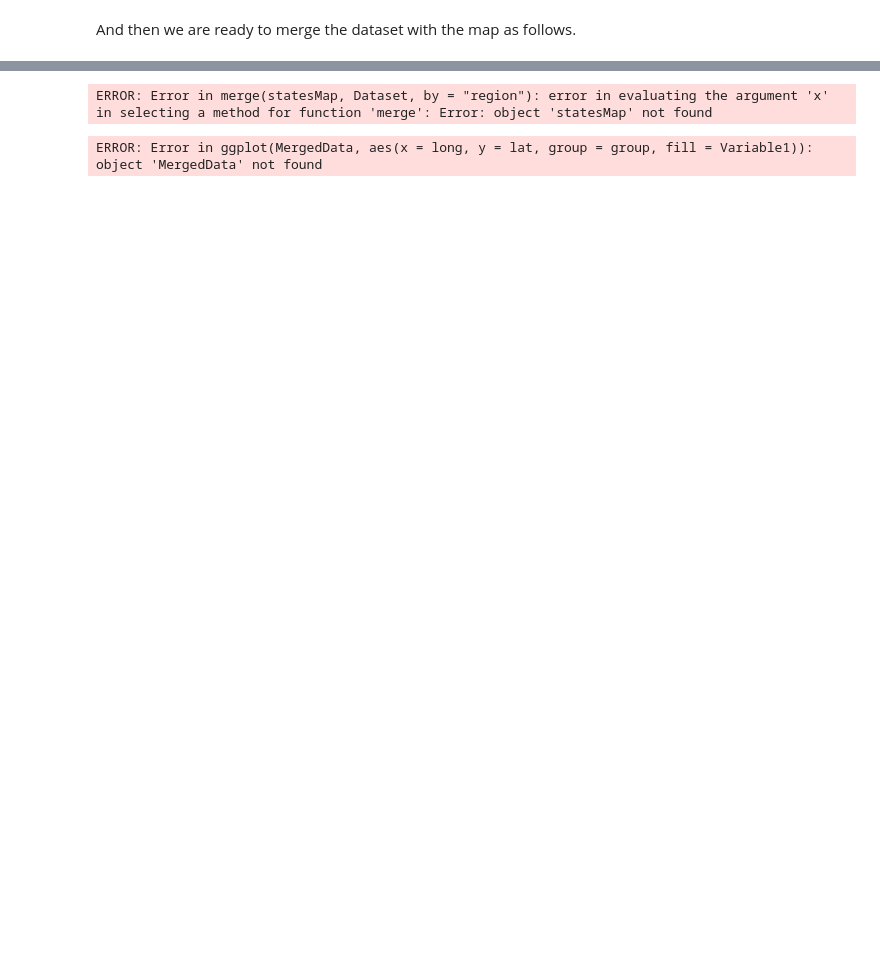
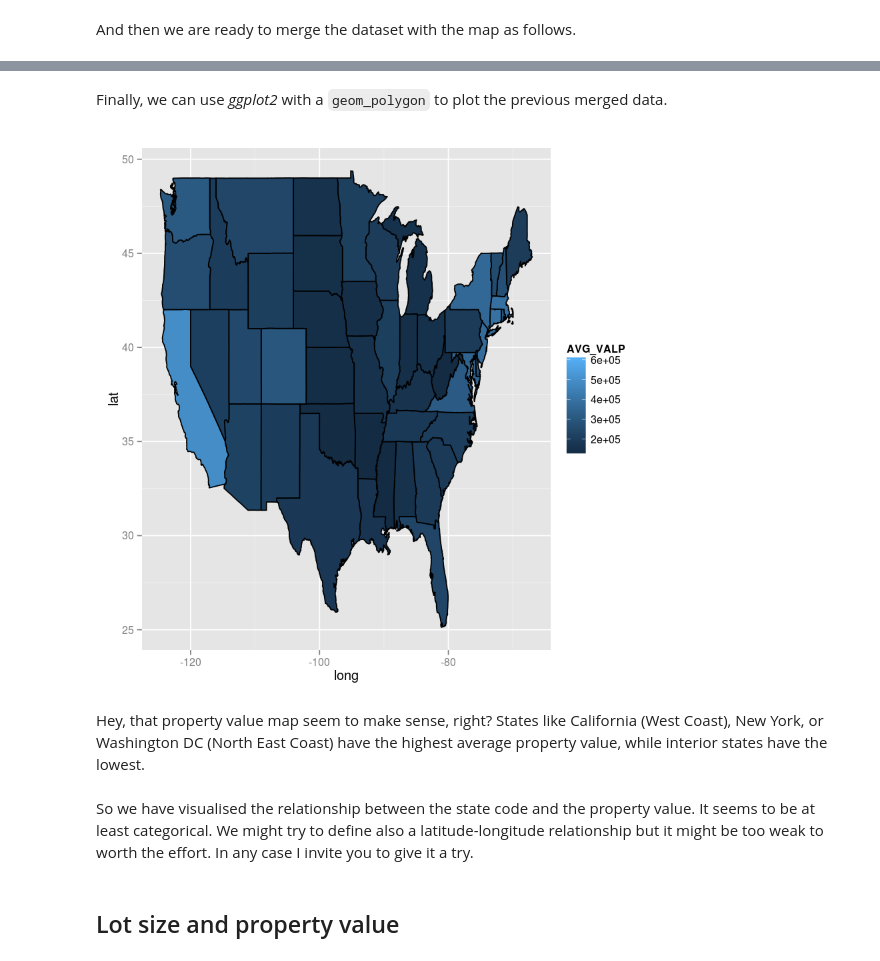
Before and after one commit to jadianes/spark-r-notebooks, a Jupyter notebook: notebooks/nb3-eda/nb3-eda.ipynb, the cells around one changed output, grey strips where cells are left out. Drawn from its saved outputs; the diff is of its cells as text; code cells hidden in the pictures; blank space fills up the shorter version.

Commit message:
A map of property value is displayed

```diff
--- a/notebooks/nb3-eda/nb3-eda.ipynb
+++ b/notebooks/nb3-eda/nb3-eda.ipynb
@@ -166,4 +192,5 @@ head(housing_avg_valp)
 # %% [markdown]
 And then we are ready to merge the dataset with the map as follows.
 # %%
-merged_data <- merge(states_map, housing_avg_valp, by="REGION")
+merged_data <- merge(states_map, housing_avg_valp, by="region")
+head(merged_data)
@@ -170,5 +205,12 @@ merged_data <- merge(states_map, housing_avg_valp, by="REGION")
+# %% [markdown]
+Finally, we can use *ggplot2* with a `geom_polygon` to plot the previous merged data.
 # %%
-ggplot(MergedData, aes(x = long, y = lat, group = group, fill = Variable1)) + geom_polygon(color = "black")
+ggplot(merged_data, aes(x = long, y = lat, group = group, fill = AVG_VALP)) + geom_polygon(color = "black")
 # %% [output]
-ERROR: Error in merge(statesMap, Dataset, by = "region"): error in evaluating the argument 'x' in selecting a method for function 'merge': Error: object 'statesMap' not found
-ERROR: Error in ggplot(MergedData, aes(x = long, y = lat, group = group, fill = Variable1)): object 'MergedData' not found
+[figure, added]
+# %% [markdown]
+Hey, that property value map seem to make sense, right? States like California (West Coast), New York, or Washington DC (North East Coast) have the highest average property value, while interior states have the lowest.
+# %% [markdown]
+So we have visualised the relationship between the state code and the property value. It seems to be at least categorical. We might try to define also a latitude-longitude relationship but it might be too weak to worth the effort. In any case I invite you to give it a try.
+# %% [markdown]
+## Lot size and property value
```
Also changed, not shown: parts of 10 cells of this notebook.
